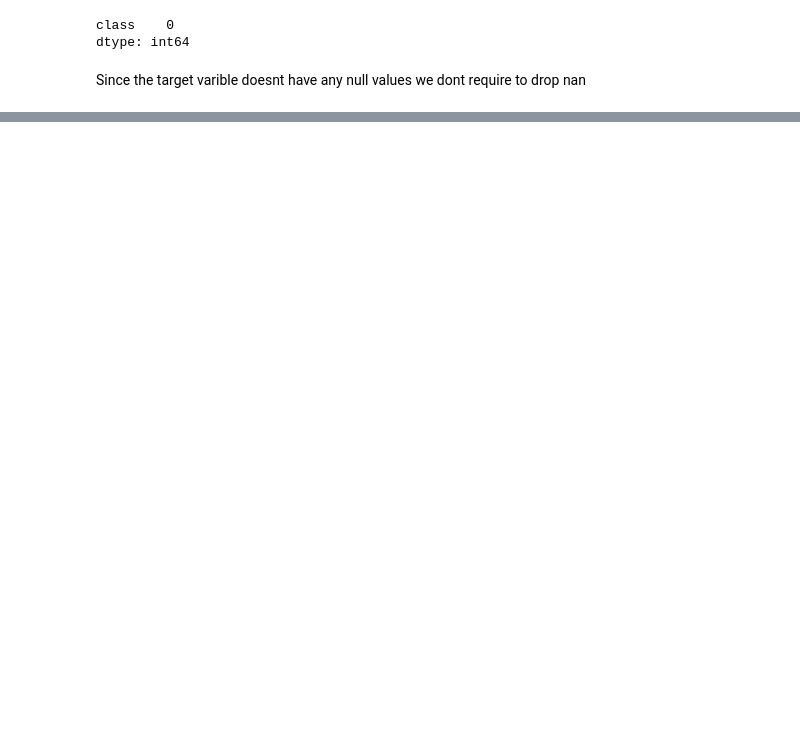
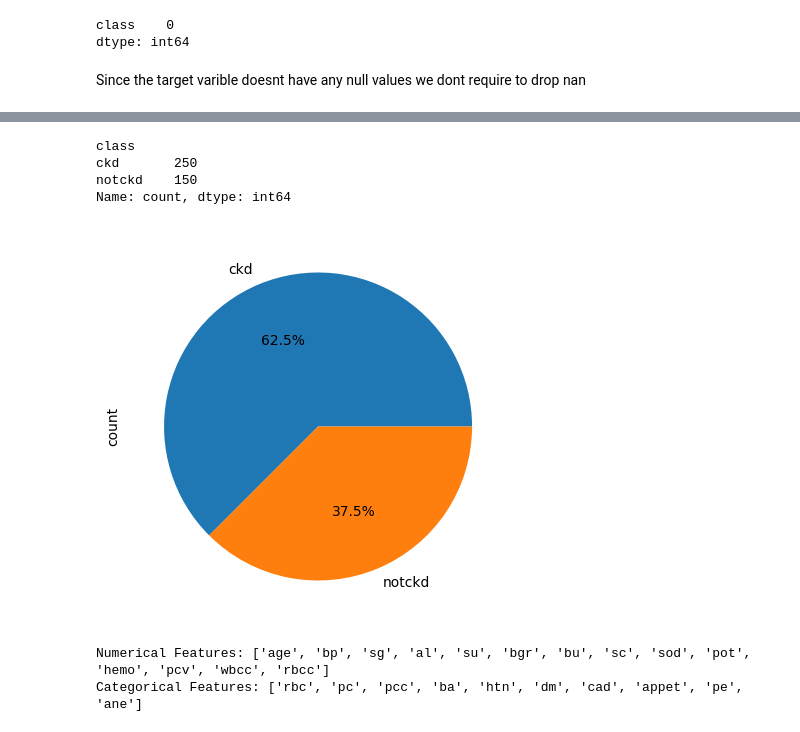
Before and after one commit to AnnsTomy/Chronic_kidney_disease_ML, a Jupyter notebook: 22033815_KIDNEY_DISEASE (1).ipynb, the cells around one changed output, grey strips where cells are left out. Drawn from its saved outputs; the diff is of its cells as text; code cells hidden in the pictures; blank space fills up the shorter version.

```diff
--- a/22033815_KIDNEY_DISEASE (1).ipynb
+++ b/22033815_KIDNEY_DISEASE (1).ipynb
@@ -97,0 +226,23 @@ Since the target varible doesnt have any null values we dont require to drop nan
+# %%
+# Plot pie chart
+plot_df = y_kidney['class'].value_counts()
+print(plot_df)
+plot_df.plot(kind="pie", autopct='%1.1f%%', figsize=(5, 5), title='')
+plt.show()
+# %% [output]
+class
+ckd       250
+notckd    150
+Name: count, dtype: int64
+[figure, added]
+# %%
+# Separate numerical and categorical features
+numerical_features = X_kidney.select_dtypes(include=['int64', 'float64']).columns.tolist()
+categorical_features = X_kidney.select_dtypes(include=['object']).columns.tolist()
+
+# Print the results
+print("Numerical Features:", numerical_features)
+print("Categorical Features:", categorical_features)
+# %% [output]
+Numerical Features: ['age', 'bp', 'sg', 'al', 'su', 'bgr', 'bu', 'sc', 'sod', 'pot', 'hemo', 'pcv', 'wbcc', 'rbcc']
+Categorical Features: ['rbc', 'pc', 'pcc', 'ba', 'htn', 'dm', 'cad', 'appet', 'pe', 'ane']
```
Also changed, not shown: parts of 25 cells of this notebook.
